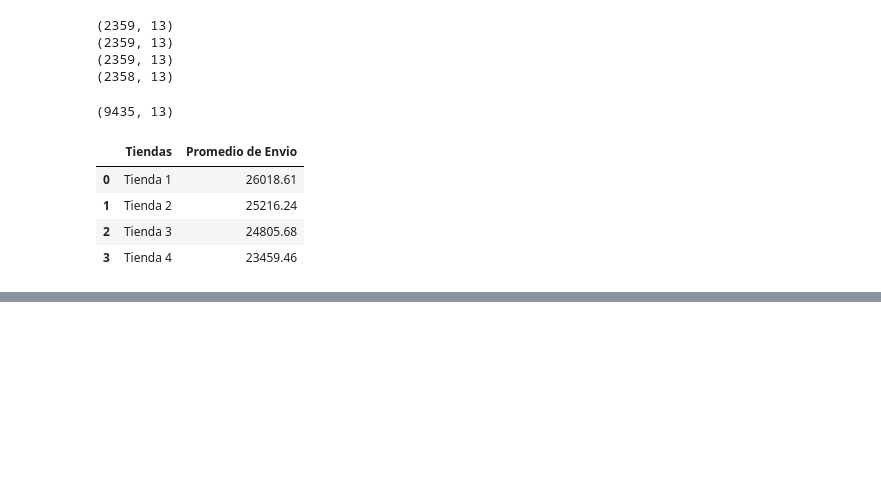
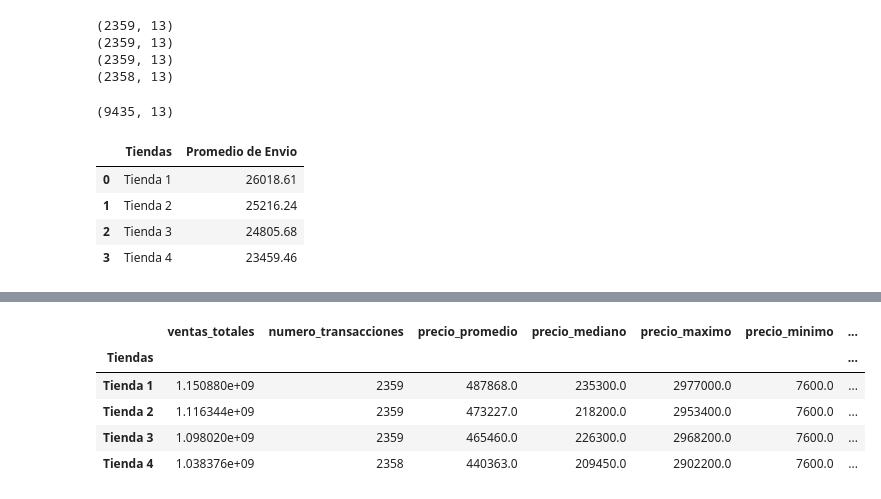
Before and after one commit to LejImkoaj/challenge1-data-science-alura-store-latam, a Jupyter notebook: AluraStoreLatam.ipynb, the cells around one changed output, grey strips where cells are left out. Drawn from its saved outputs; the diff is of its cells as text; code cells hidden in the pictures; blank space fills up the shorter version.

Commit message:
trabajando en el readme-kapis

```diff
--- a/AluraStoreLatam.ipynb
+++ b/AluraStoreLatam.ipynb
@@ -386,0 +387,43 @@ plt.tight_layout()
+# %%
+# KPIs calculados
+todas_las_tiendas["Cantidad"] = 1
+
+metricas = {
+    # Ventas Basicas
+    'ventas_totales': todas_las_tiendas.groupby('Tiendas')['Precio'].sum(),
+    'numero_transacciones': todas_las_tiendas.groupby('Tiendas').size(),
+
+    # Metricas de Precio
+    'precio_promedio': todas_las_tiendas.groupby('Tiendas')['Precio'].mean().round(),
+    'precio_mediano': todas_las_tiendas.groupby('Tiendas')['Precio'].median(),
+    'precio_maximo': todas_las_tiendas.groupby('Tiendas')['Precio'].max(),
+    'precio_minimo': todas_las_tiendas.groupby('Tiendas')['Precio'].min(),
+
+    # Logistica
+    'costo_envio_total': todas_las_tiendas.groupby('Tiendas')['Costo de envío'].sum(),
+    'costo_envio_promedio': todas_las_tiendas.groupby('Tiendas')['Costo de envío'].mean().round(),
+
+    # Metodo de pago
+    'metodo_pago_preferido': todas_las_tiendas.groupby('Tiendas')['Método de pago'].apply(
+    lambda x: x.mode().iloc[0] if not x.mode().empty else 'Sin Datos'),
+
+    # Producto Preferido
+    'categoria_preferida': todas_las_tiendas.groupby('Tiendas')['Categoría del Producto'].apply(lambda x: x.mode().iloc[0] if not x.mode().empty else 'Sin Datos'),
+
+    # Categoria mas Vendida
+    'producto_top': todas_las_tiendas.groupby('Tiendas')['Producto'].apply(lambda x: x.mode()[0] if not x.mode().empty else 'Sin datos'),
+
+    # Calificacion Promedio
+    'calificacion_promedio': todas_las_tiendas.groupby('Tiendas')['Calificación'].mean().round(2)
+
+}
+
+df_kapis = pd.DataFrame(metricas)
+df_kapis
+# %% [output]
+|  | ventas_totales | numero_transacciones | precio_promedio | precio_mediano | precio_maximo | precio_minimo | ... |
+| Tiendas |  |  |  |  |  |  | ... |
+| Tienda 1 | 1.150880e+09 | 2359 | 487868.0 | 235300.0 | 2977000.0 | 7600.0 | ... |
+| Tienda 2 | 1.116344e+09 | 2359 | 473227.0 | 218200.0 | 2953400.0 | 7600.0 | ... |
+| Tienda 3 | 1.098020e+09 | 2359 | 465460.0 | 226300.0 | 2968200.0 | 7600.0 | ... |
+| Tienda 4 | 1.038376e+09 | 2358 | 440363.0 | 209450.0 | 2902200.0 | 7600.0 | ... |
```
Also changed, not shown: parts of 5 cells of this notebook, 2 other files.
